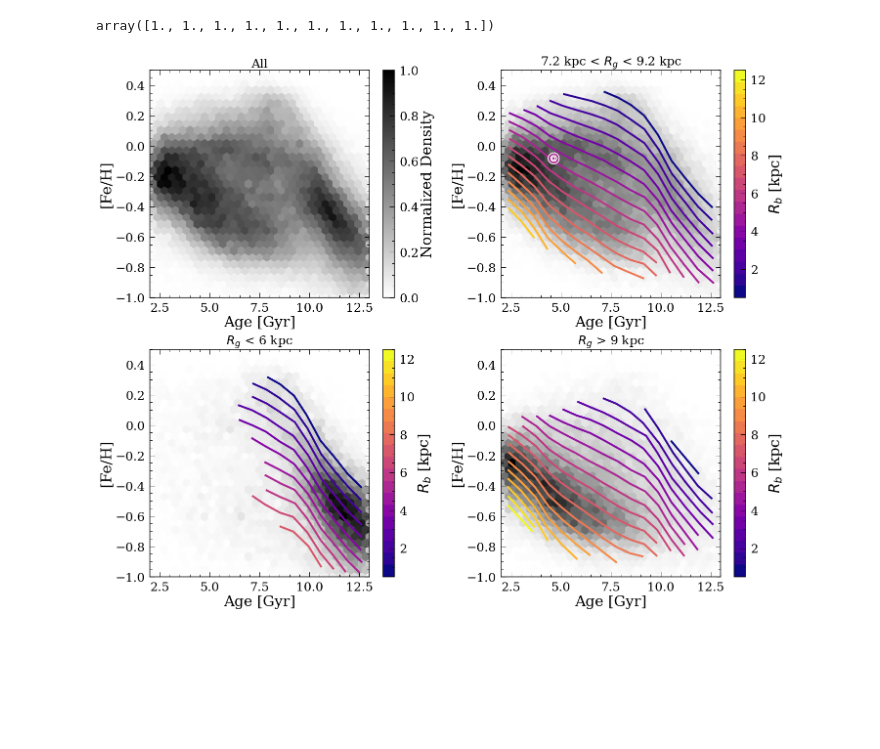
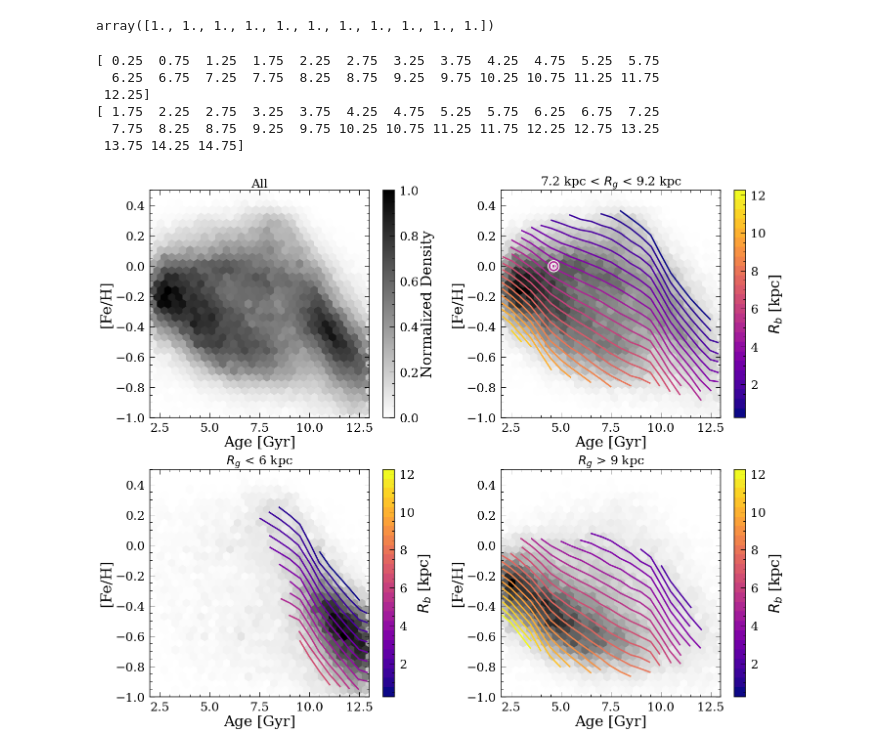
Before and after one commit to lyx12311/FeHScatter, a Jupyter notebook: Figures-Paper1.ipynb, the cells around one changed output. Saved outputs shown, nothing was run; the diff lists cells and outputs as text; code cells hidden in the pictures; blank space fills up the shorter version.

Commit message:
update figures

```diff
--- a/Figures-Paper1.ipynb
+++ b/Figures-Paper1.ipynb
@@ -441,12 +441,15 @@ sub_tryRb = sub_tryRb.loc[sub_tryRb['FEH']>-1]
 print(len(sub_tryRb), sum(sub_tryRb['Rb']<0)/len(sub_tryRb))
 
 df = pd.read_csv('data_slopps.csv')
-ages, fehscatter = df['age'], df['fehscatter']
+#print(df.columns)
+ages, fehscatter, fehscatter_err  = df['age'], df['fehscatter'], df['fehscatter_err']
 
 df = pd.read_csv('slopes_cor.csv')
 mnana =(df['slope_cor'].values==df['slope_cor'].values)
 newages = np.append([0],df['age'].values[mnana])
 newslopes = np.append([-0.07],df['slope_cor'].values[mnana])
+
+
 
 mfit = (df['slope_cor']==df['slope_cor'])
 mfit = mfit&(df['age']<=13)
@@ -465,12 +468,21 @@ def drawArrow(A, B, colors):
 """
 agescat = np.append([0], ages[(ages<13)&(fehscatter==fehscatter)])
 scatnew_nonorm = np.append([0.3988491221805143], fehscatter[(ages<13)&(fehscatter==fehscatter)])
-print('scatnorm:',max(scatnew)-min(scatnew))
+scatnew_nonorm_err = np.append([0], fehscatter_err[(ages<13)&(fehscatter==fehscatter)])
+
+print('scatnorm:',max(scatnew_nonorm)-min(scatnew_nonorm))
 scatnew = (scatnew_nonorm-min(scatnew_nonorm))/(max(scatnew_nonorm)-min(scatnew_nonorm))
-plt.plot(agescat,
+scatnew_err = (scatnew_nonorm_err)/(max(scatnew_nonorm)-min(scatnew_nonorm))
+"""plt.plot(agescat,
          scatnew_nonorm,
          'b--o', markersize=15,
+        linewidth=4)"""
+
+plt.errorbar(agescat, scatnew_nonorm,
+         yerr=scatnew_nonorm_err,
+         fmt = 'b-o', markersize=10,
         linewidth=4)
+
 
 plt.ylabel('Range [Fe/H] [dex]',color='b')
 plt.vlines([8,11], ymin=-2, ymax=2, color='k', alpha=0.2,
@@ -482,10 +494,10 @@ plt.annotate('Effect of\nGSE merger',(6.5,0.6), fontsize=30,
             weight='bold')
 plt.xlabel('Age [Gyr]')
 plt.twinx()
-plt.plot(newages[mfit_all], newslopes[mfit_all], 'ro', markersize=15)
+plt.plot(newages[mfit_all], newslopes[mfit_all], 'ro', markersize=10)
 print(newages[mfit_all], newslopes[mfit_all])
 
-plt.plot(np.linspace(0,13,100), slope_inf(np.linspace(0,13,100)), 'r--',
+plt.plot(np.linspace(0,13,100), slope_inf(np.linspace(0,13,100)), 'r-',
         linewidth=4)
 plt.ylim([-0.16,-0.065])
 plt.xlabel('Look-back Time [Gyr]')
@@ -510,9 +522,9 @@ plt.scatter(fehscatter[m2], p(fehscatter[m2]),
            vmin=0,vmax=13)
 
 m2 = (agescat<4)
-plt.plot((scatnew)[m2], p(scatnew)[m2], 'r-',
+plt.plot((scatnew)[m2], p(scatnew)[m2], 'k-',
          label="%.2f Range$\widetilde{\mathrm{[Fe/H]}}$-%.2f"%(p[1],abs(p[0])))
-plt.plot(([0,1.1]), p([0,1.1]),'r--')
+plt.plot(([0,1.1]), p([0,1.1]),'k-')
 
 plt.ylabel('$\\nabla$[Fe/H] [dex/kpc]')
 plt.xlabel('Range$\widetilde{\mathrm{[Fe/H]}}$ [dex]')
@@ -1949,8 +1961,10 @@ def drawArrow(A, B, colors):
               length_includes_head = True,
               color=colors)
 
-agebin = np.linspace(2,15,20)
-Rbbin = np.linspace(0.5,12.5,20)
+agebin = np.linspace(2,15,27)-0.25
+Rbbin = np.linspace(0.5,12.5,25)-0.25
+print(Rbbin)
+print(agebin)
 
 colors = getcolor(range(len(Rbbin)-1))
 
@@ -1985,7 +1999,7 @@ for j in range(len(Rbbin)-1):
         else:
             meanfeh[i,j] = np.median(pd.Series(sub_tryRb_sn['AGE'].values[m]).dropna())
             meanafe[i,j] = np.median(pd.Series(sub_tryRb_sn['FEH'].values[m]).dropna())
-    plt.plot(meanfeh[:,j], meanafe[:,j], '-', color=colors[j], linewidth=4,
+    plt.plot(meanfeh[:,j], meanafe[:,j], '-', color=colors[j], linewidth=3,
             zorder=10)
 
     """plt.scatter(meanfeh[:,j], meanafe[:,j], c = colors[j],
@@ -2001,9 +2015,9 @@ for j in range(len(Rbbin)-1):
 plt.scatter(-100, -100, c = 10,
             s=80, cmap=plt.get_cmap('plasma', len(Rbbin)-1),
            vmin=Rbbin[0], vmax=Rbbin[-1])
-plt.scatter(4.6, -0.08, marker='$\\odot$', c='w', s=500, linewidth=5,
+plt.scatter(4.6, 0, marker='$\\odot$', c='w', s=500, linewidth=5,
            zorder=99)
-plt.scatter(4.6, -0.08, c=5, marker='$\\odot$', vmin=Rbbin[0], vmax=Rbbin[-1],
+plt.scatter(4.6, 0, c=5, marker='$\\odot$', vmin=Rbbin[0], vmax=Rbbin[-1],
            cmap=plt.get_cmap('plasma',len(Rbbin)-1), s=500,zorder=100)
 
 plt.xlabel('Age [Gyr]')
@@ -2044,7 +2058,7 @@ for j in range(len(Rbbin)-1):
         else:
             meanfeh[i,j] = np.median(pd.Series(sub_tryRb_sn['AGE'].values[m]).dropna())
             meanafe[i,j] = np.median(pd.Series(sub_tryRb_sn['FEH'].values[m]).dropna())
-    plt.plot(meanfeh[:,j], meanafe[:,j], '-', color=colors[j], linewidth=4,
+    plt.plot(meanfeh[:,j], meanafe[:,j], '-', color=colors[j], linewidth=3,
             zorder=10)
 
     """plt.scatter(meanfeh[:,j], meanafe[:,j], c = colors[j],
@@ -2100,7 +2114,7 @@ for j in range(len(Rbbin)-1):
         else:
             meanfeh[i,j] = np.median(pd.Series(sub_tryRb_sn['AGE'].values[m]).dropna())
             meanafe[i,j] = np.median(pd.Series(sub_tryRb_sn['FEH'].values[m]).dropna())
-    plt.plot(meanfeh[:,j], meanafe[:,j], '-', color=colors[j], linewidth=4,
+    plt.plot(meanfeh[:,j], meanafe[:,j], '-', color=colors[j], linewidth=3,
             zorder=10)
 
     """plt.scatter(meanfeh[:,j], meanafe[:,j], c = colors[j],
@@ -2160,34 +2174,40 @@ for j in range(len(Rbbin)-1):
             meanfeh[i,j] = np.nan
             meanafe[i,j] = np.nan
         else:
             meanfeh[i,j] = np.median(pd.Series(sub_tryRb['AGE'].values[m]).dropna())
             meanafe[i,j] = np.median(pd.Series(sub_tryRb['FEH'].values[m]).dropna())
     #plt.plot(meanfeh[:,j], meanafe[:,j], '-', color=colors[j], linewidth=2,
     #        zorder=10)
     #plt.plot(meanfeh[:,j], meanafe[:,j], '-', color='w', linewidth=4,
     #        zorder=9)
     """plt.scatter(meanfeh[:,j], meanafe[:,j], c = colors[j],
                 s=80, edgecolor='w',
                 cmap=plt.get_cmap('plasma', len(Rbbin)-1),
                vmin=Rbbin[0], vmax=Rbbin[-1],zorder=9)"""
 
 plt.xlabel('Age [Gyr]')
 plt.ylabel('[Fe/H]')
 cb = plt.colorbar()
 cb.set_ticks(np.linspace(hb.get_array().min(), hb.get_array().max(), 6))
 cb.set_ticklabels(['%.1f'%i for i in np.linspace(0, 1., 6)])
 cb.set_label('Normalized Density')
 plt.xlim([2,13])
 plt.ylim([-1,0.5])
 plt.title('All', fontsize=25)
 
 plt.tight_layout()
 
 
 plt.savefig('Figures/eps/feage_evol_4bin',bbox_inches='tight')
 plt.savefig('Figures/feage_evol_4bin.png',bbox_inches='tight')
 # %% [output]
+[ 0.25  0.75  1.25  1.75  2.25  2.75  3.25  3.75  4.25  4.75  5.25  5.75
+  6.25  6.75  7.25  7.75  8.25  8.75  9.25  9.75 10.25 10.75 11.25 11.75
+ 12.25]
+[ 1.75  2.25  2.75  3.25  3.75  4.25  4.75  5.25  5.75  6.25  6.75  7.25
+  7.75  8.25  8.75  9.25  9.75 10.25 10.75 11.25 11.75 12.25 12.75 13.25
+ 13.75 14.25 14.75]
-[figure, old version]
+[figure, new version]
 # %%
 import astropy.uncertainty as unc
 
```
Also changed, not shown: parts of 4 cells of this notebook.
